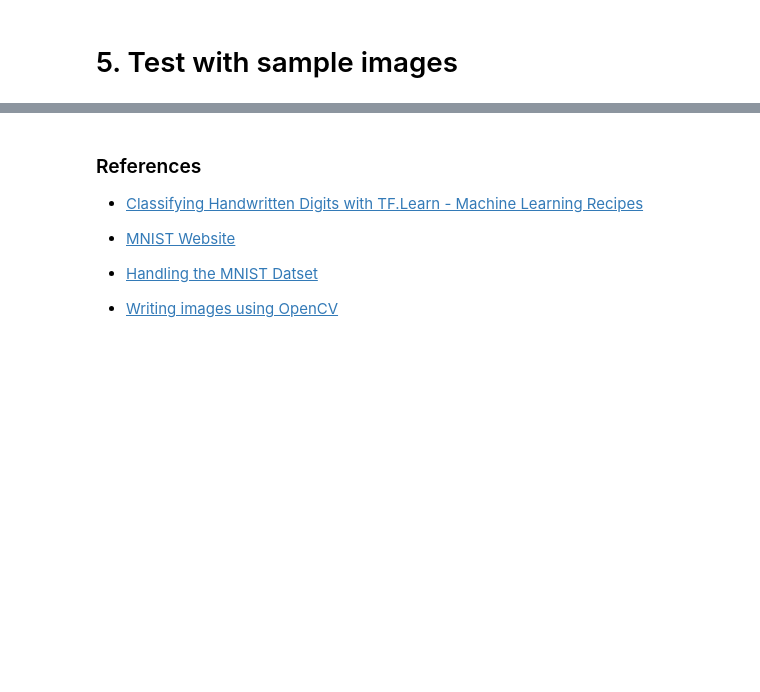
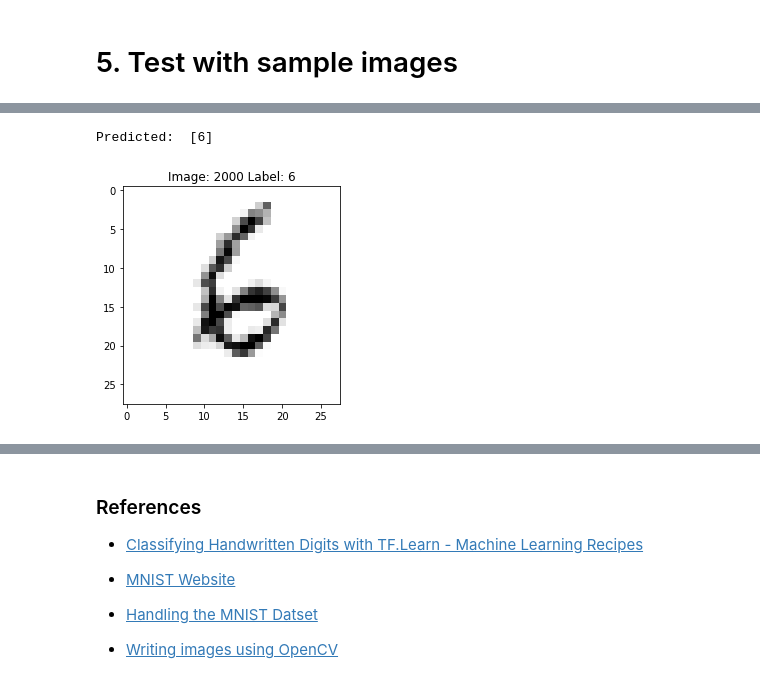
Before and after one commit to EddieEldridge/EmergingTechnologies, a Jupyter notebook: digit-recognition.ipynb, the cells around one changed output, grey strips where cells are left out. Saved outputs shown, nothing was run; the diff lists cells and outputs as text; code cells hidden in the pictures; blank space fills up the shorter version.

```diff
--- a/digit-recognition.ipynb
+++ b/digit-recognition.ipynb
@@ -107,0 +147,13 @@ Predicted:  [7]
+# %%
+# Create a varible that can we can change easily to select an image
+imageNum = 2000
+
+# Make a prediction using Tensorflow and our classifier we created above from our testData
+prediction = linearClassifier.predict(np.array([testData[imageNum]], dtype=float), as_iterable=False)
+
+# Print our prediction and display the actual image we are trying to predict
+print("Predicted: ", prediction)
+displayImage(imageNum)
+# %% [output]
+Predicted:  [6]
+[figure, added]
```
Also changed, not shown: parts of 12 cells of this notebook.
